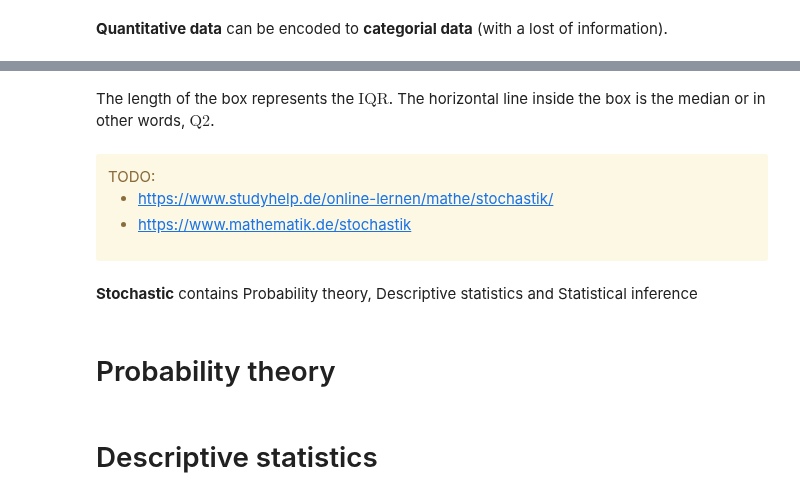
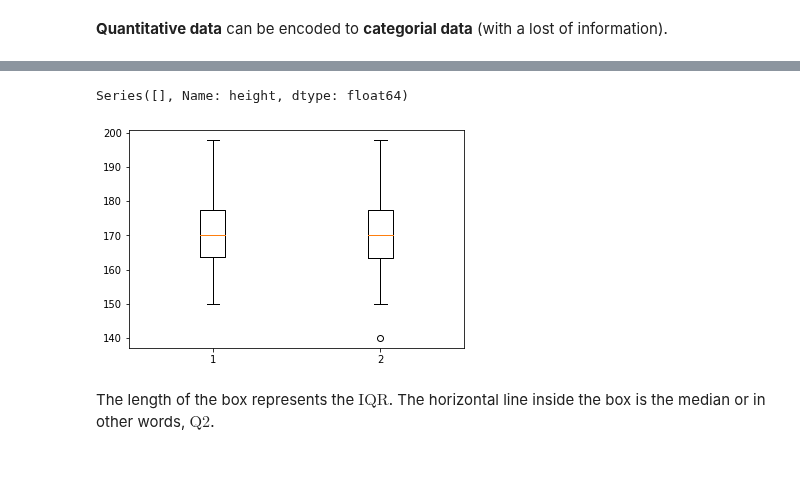
Before and after one commit to thomd/math, a Jupyter notebook: statistics.ipynb, the cells around one changed output, grey strips where cells are left out. Saved outputs shown, nothing was run; the diff lists cells and outputs as text; code cells hidden in the pictures; blank space fills up the shorter version.

Commit message:
statistics

```diff
--- a/statistics.ipynb
+++ b/statistics.ipynb
@@ -148,14 +240,20 @@ plt.boxplot(data, showfliers=False);
+# %%
+# filter outliers in a data series
+h = df.height
+iqr = h.quantile(0.75) + h.quantile(0.25)
+lo = h.quantile(0.25) - 1.5 * iqr
+ro = h.quantile(0.75) + 1.5 * iqr
+
+
+h_without_outliers = h[(h > lo) & (h < ro)]
+h_outliers = h[(h <= lo) | (h >= ro)]
+h_outliers
+# %% [output]
+Series([], Name: height, dtype: float64)
+# %%
+heights = df.height.append(pd.Series([140], index=[100]))  # add a artifical outlier
+plt.boxplot([df.height, heights]);
+# %% [output]
+[figure, added]
 # %% [markdown]
 The length of the box represents the $\text{IQR}$. The horizontal line inside the box is the median or in other words, $\text{Q2}$.
-# %% [markdown]
-<div class="alert alert-block alert-warning">TODO:
-
-* https://www.studyhelp.de/online-lernen/mathe/stochastik/
-* https://www.mathematik.de/stochastik
-</div>
-# %% [markdown]
-**Stochastic** contains Probability theory, Descriptive statistics and Statistical inference
-# %% [markdown]
-# Probability theory
-# %% [markdown]
-# Descriptive statistics
```
Also changed, not shown: parts of 38 cells of this notebook, 1 other file.
